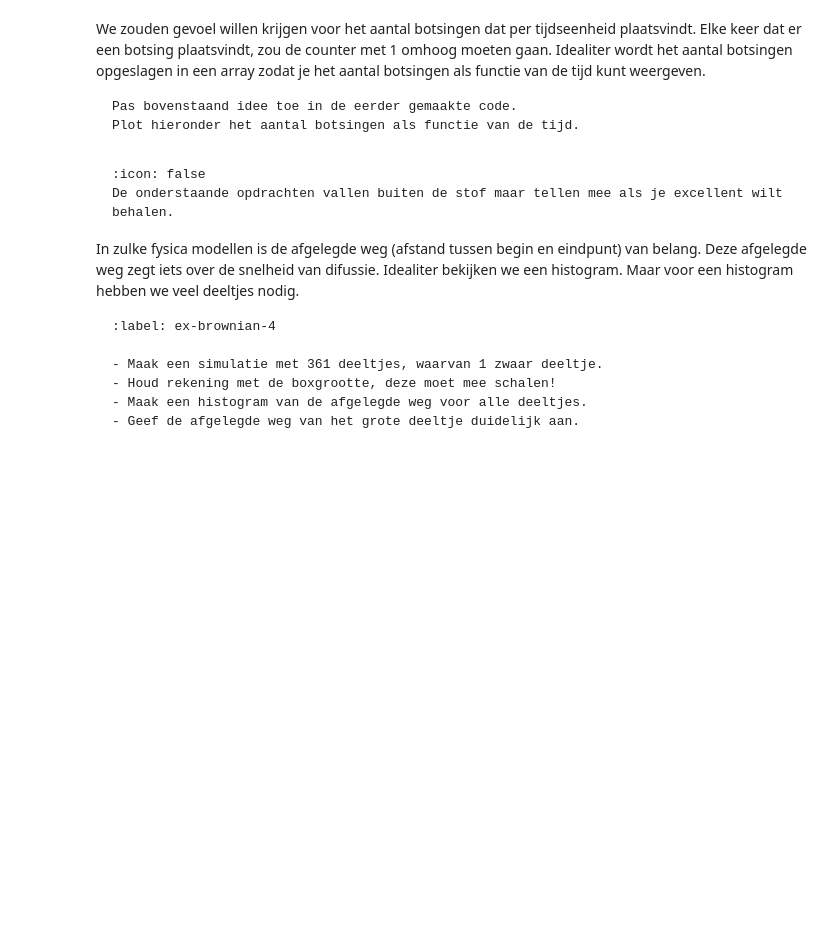
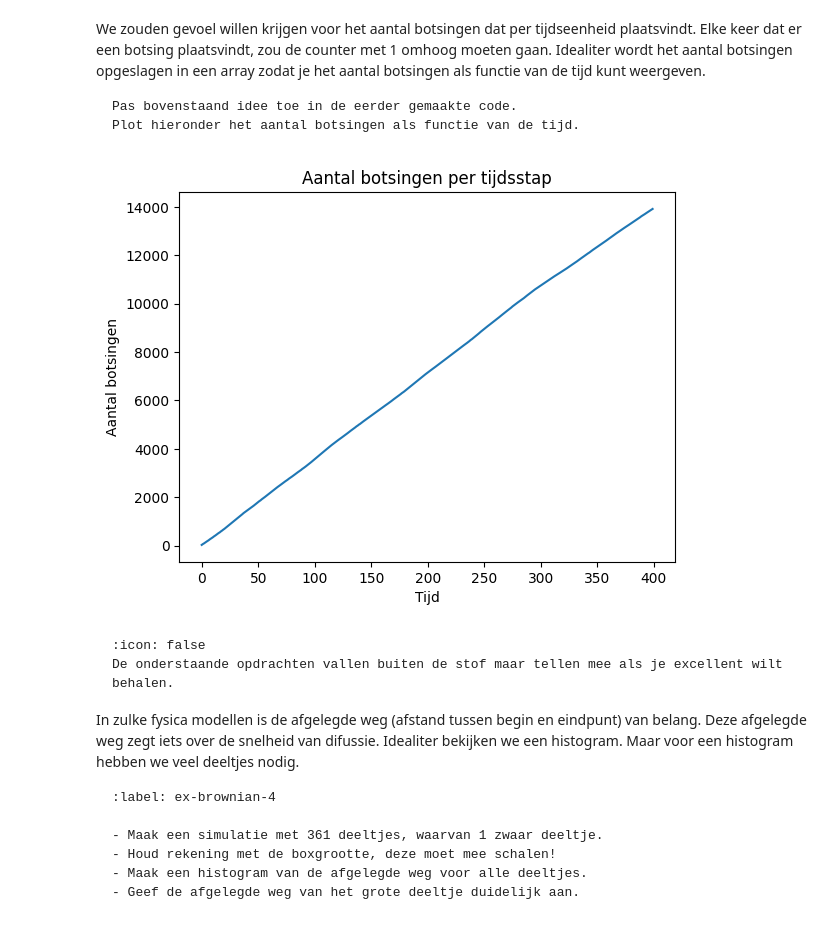
Before and after one commit to daantjebunschoten1-gif/Daantje-Lieke, a Jupyter notebook: Content/PySim/4_brownianmotion.ipynb, the cells around one changed output. Drawn from its saved outputs; the diff is of its cells as text; code cells hidden in the pictures; blank space fills up the shorter version.

````diff
--- a/Content/PySim/4_brownianmotion.ipynb
+++ b/Content/PySim/4_brownianmotion.ipynb
@@ -225,7 +232,14 @@ Pas bovenstaand idee toe in de eerder gemaakte code.
 Plot hieronder het aantal botsingen als functie van de tijd.
 ```
 # %%
-#your code/answer
+plt.figure()
+plt.plot(botsingen)
+plt.xlabel("Tijd")
+plt.ylabel("Aantal botsingen")
+plt.title("Aantal botsingen per tijdsstap")
+plt.show()
+# %% [output]
+[figure, added]
 # %% [markdown]
 ```{warning} 🌶 Let op!
 :icon: false
````
Also changed, not shown: parts of 4 cells of this notebook, 1 other file.
